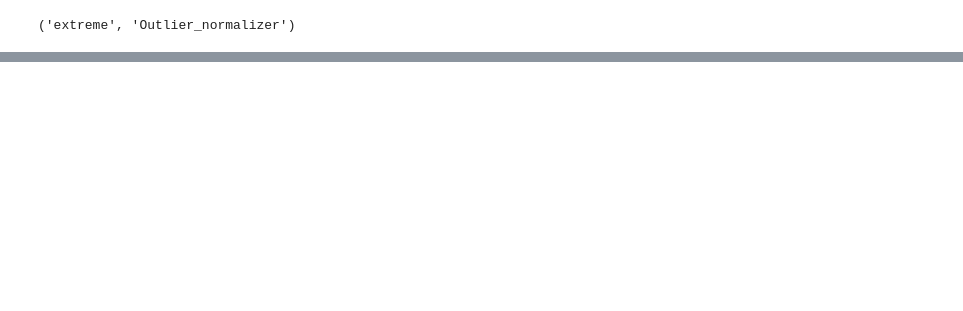
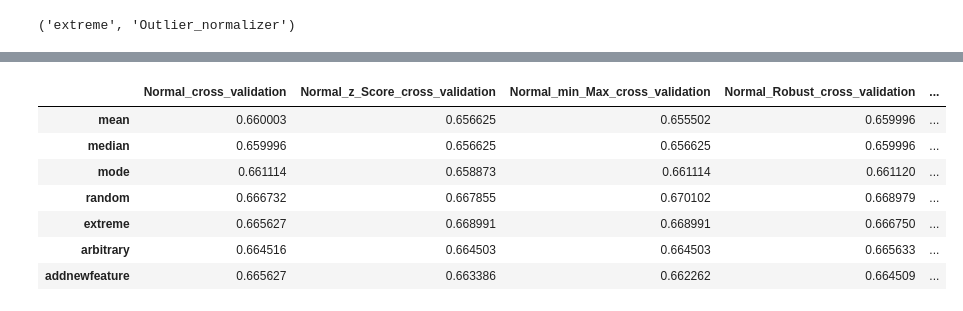
Before and after one commit to Hoanqnqu/Chuong5, a Jupyter notebook: titanic.ipynb, the cells around one changed output, grey strips where cells are left out. Cells and saved outputs as stored; diff of their text form; code cells hidden in the pictures; blank space fills up the shorter version.

```diff
--- a/titanic.ipynb
+++ b/titanic.ipynb
@@ -472,0 +679,12 @@ print(max_pos)
+# %%
+styled_df_8 = df_8.style.highlight_max(color='#1689dd', axis=0)
+styled_df_8
+# %% [output]
+|  | Normal_cross_validation | Normal_z_Score_cross_validation | Normal_min_Max_cross_validation | Normal_Robust_cross_validation | ... |
+| mean | 0.660003 | 0.656625 | 0.655502 | 0.659996 | ... |
+| median | 0.659996 | 0.656625 | 0.656625 | 0.659996 | ... |
+| mode | 0.661114 | 0.658873 | 0.661114 | 0.661120 | ... |
+| random | 0.666732 | 0.667855 | 0.670102 | 0.668979 | ... |
+| extreme | 0.665627 | 0.668991 | 0.668991 | 0.666750 | ... |
+| arbitrary | 0.664516 | 0.664503 | 0.664503 | 0.665633 | ... |
+| addnewfeature | 0.665627 | 0.663386 | 0.662262 | 0.664509 | ... |
```
Also changed, not shown: parts of 10 cells of this notebook.
